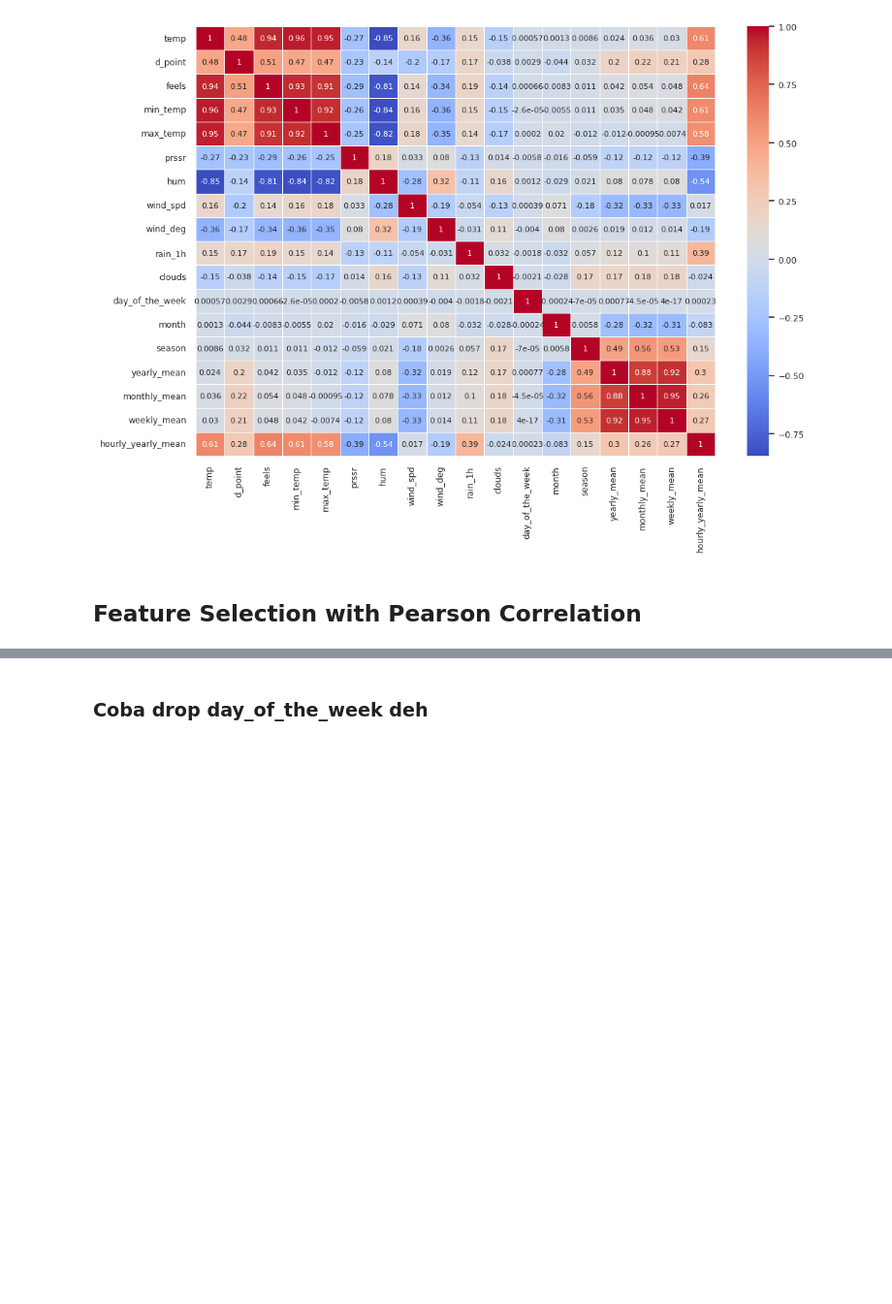
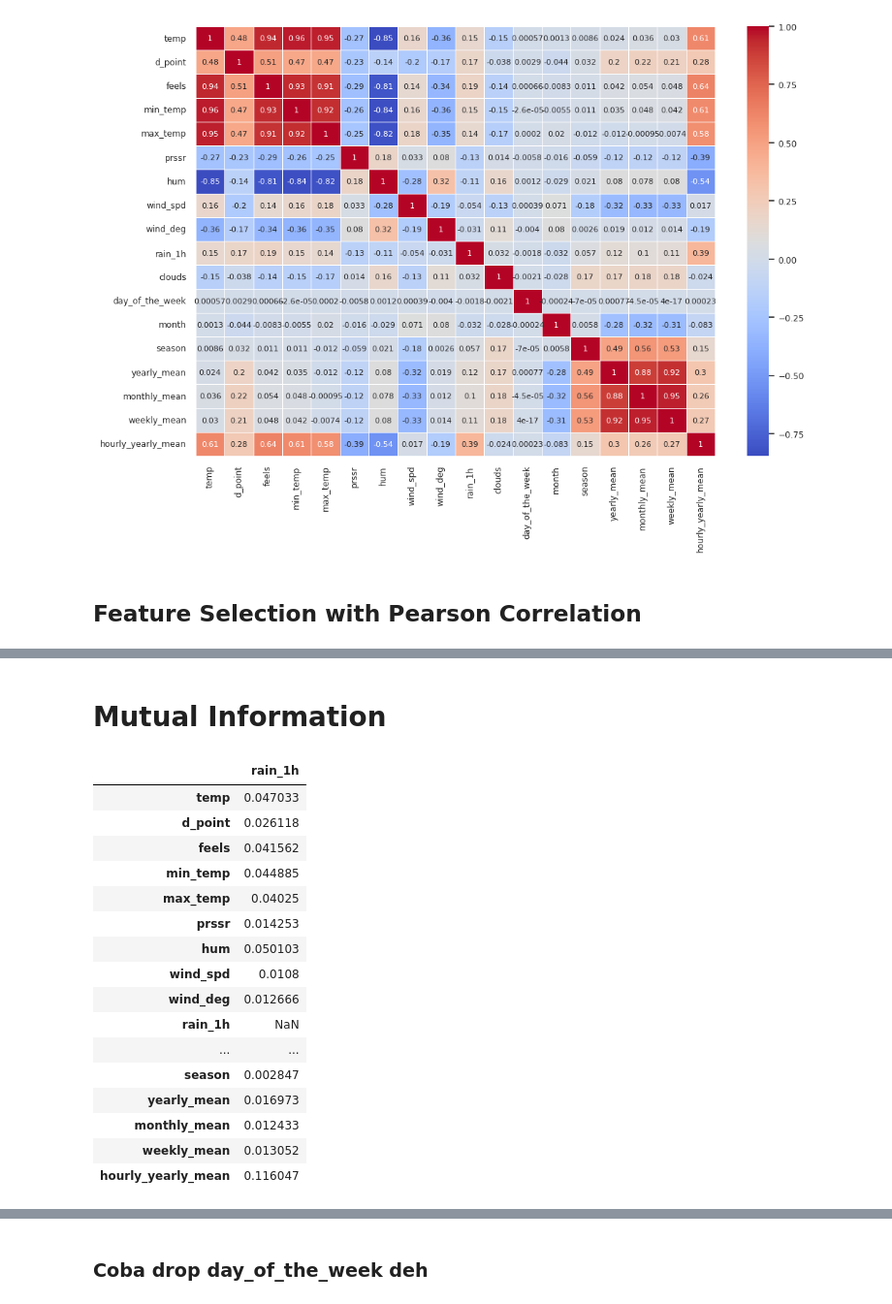
Before and after one commit to RayhanAdii/NextHope-Dataquest, a Jupyter notebook: 7_Feature_Selection.ipynb, the cells around one changed output, grey strips where cells are left out. Shown at 97% size. Cells and saved outputs as stored; diff of their text form; code cells hidden in the pictures; blank space fills up the shorter version.

```diff
--- a/7_Feature_Selection.ipynb
+++ b/7_Feature_Selection.ipynb
@@ -41,0 +97,2 @@ plt.show()
+# %% [markdown]
+# Mutual Information
@@ -41,0 +113,20 @@ plt.show()
+# %%
+mutual_info_matrix[['rain_1h']]
+# %% [output]
+|  | rain_1h |
+| temp | 0.047033 |
+| d_point | 0.026118 |
+| feels | 0.041562 |
+| min_temp | 0.044885 |
+| max_temp | 0.04025 |
+| prssr | 0.014253 |
+| hum | 0.050103 |
+| wind_spd | 0.0108 |
+| wind_deg | 0.012666 |
+| rain_1h | NaN |
+| ... | ... |
+| season | 0.002847 |
+| yearly_mean | 0.016973 |
+| monthly_mean | 0.012433 |
+| weekly_mean | 0.013052 |
+| hourly_yearly_mean | 0.116047 |
```
Also changed, not shown: parts of 11 cells of this notebook, 15 other files.
